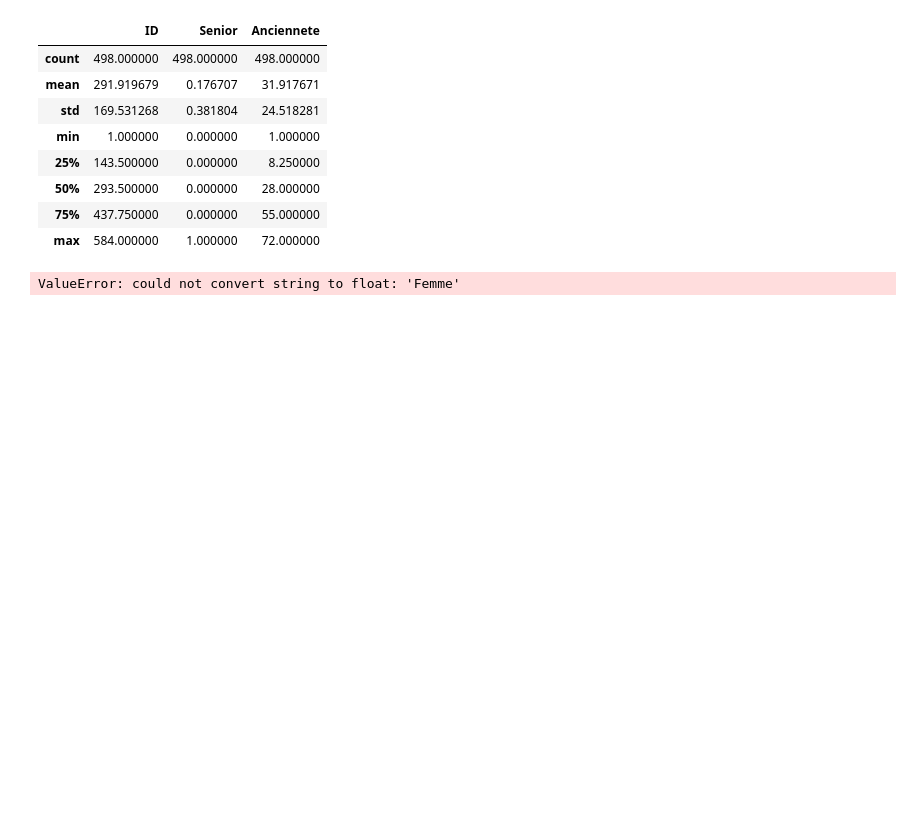
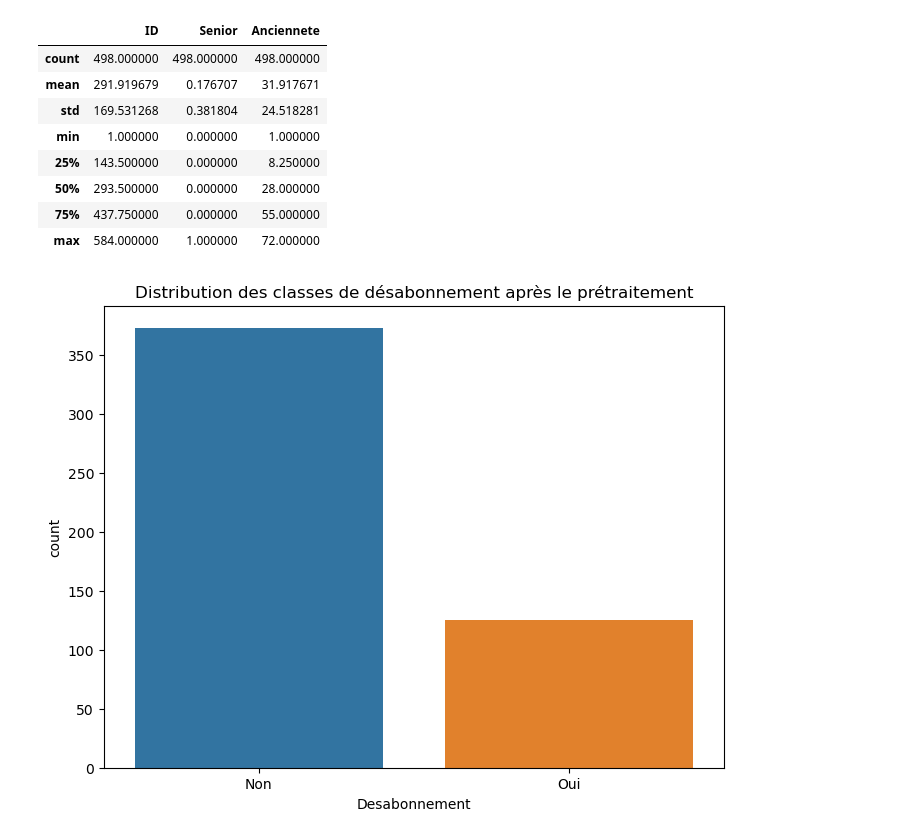
Before and after one commit to keagnon/ChurnGuardML, a Jupyter notebook: notebooks/EDA.ipynb, the cells around one changed output. Saved outputs shown, nothing was run; the diff lists cells and outputs as text; code cells hidden in the pictures; blank space fills up the shorter version.

Commit message:
Prétraitement , encoder les variables catégorielles

```diff
--- a/notebooks/EDA.ipynb
+++ b/notebooks/EDA.ipynb
@@ -146,12 +177,18 @@ telecom_df.describe()
 | 50% | 293.500000 | 0.000000 | 28.000000 |
 | 75% | 437.750000 | 0.000000 | 55.000000 |
 | max | 584.000000 | 1.000000 | 72.000000 |
+# %%
+# Visualiser la distribution des classes de désabonnement après le prétraitement
+plt.figure(figsize=(8, 6))
+sns.countplot(x='Desabonnement', data=telecom_df)
+plt.title('Distribution des classes de désabonnement après le prétraitement')
+plt.show()
+# %% [output]
+[figure, added]
 # %%
-# Identifier les tendances et corrélations entre les caractéristiques
-correlation_matrix = telecom_df.corr()
+# Identifier les tendances et corrélations entre les caractéristiques après le prétraitement
+correlation_matrix_after_preprocessing = telecom_df.corr()
 plt.figure(figsize=(10, 8))
-sns.heatmap(correlation_matrix, annot=True, cmap='coolwarm')
-plt.title('Matrice de corrélation')
+sns.heatmap(correlation_matrix_after_preprocessing, annot=True, cmap='coolwarm')
+plt.title('Matrice de corrélation après le prétraitement')
 plt.show()
-# %% [output]
-ValueError: could not convert string to float: 'Femme'
```
Also changed, not shown: parts of 3 cells of this notebook.
